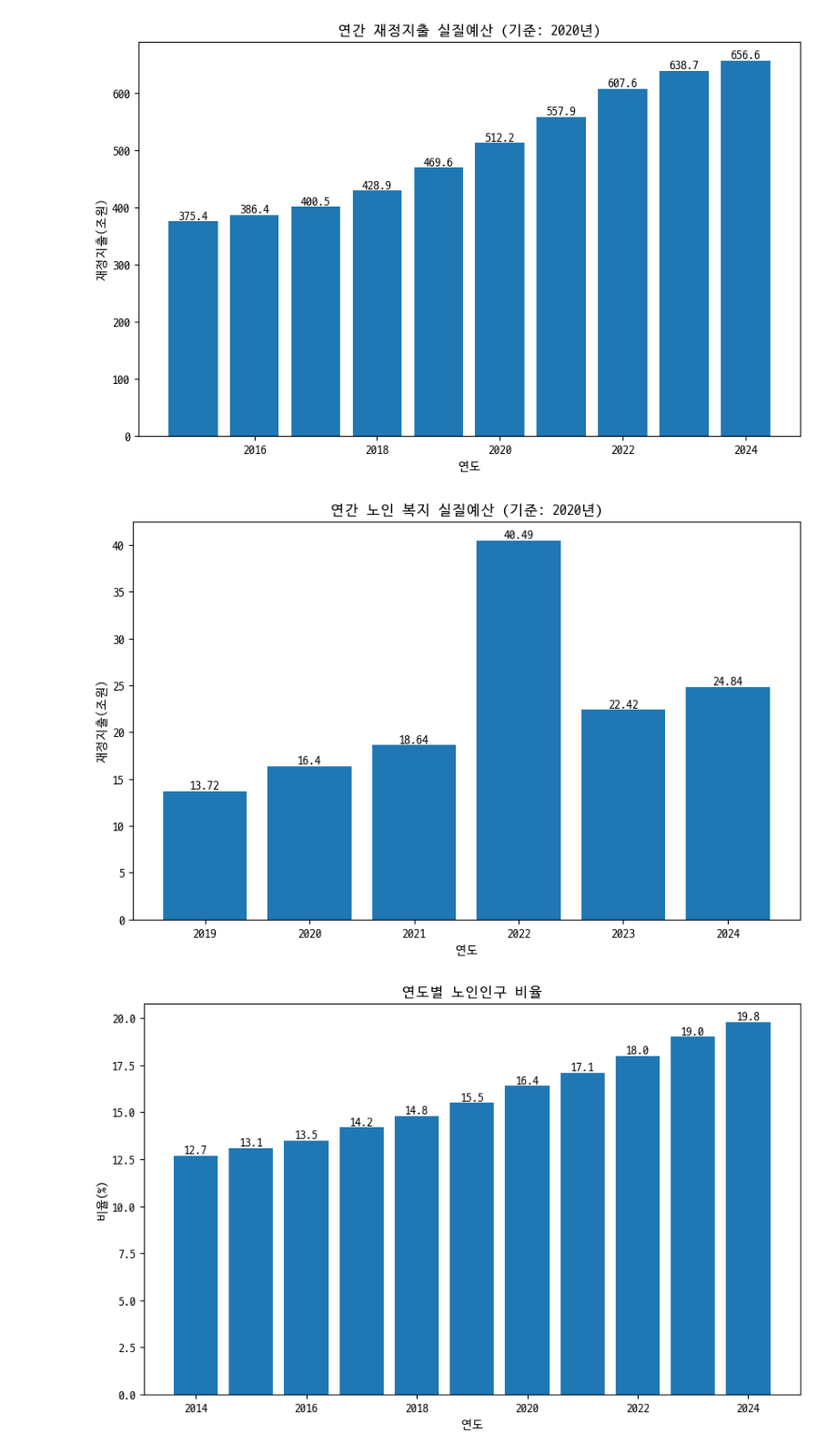
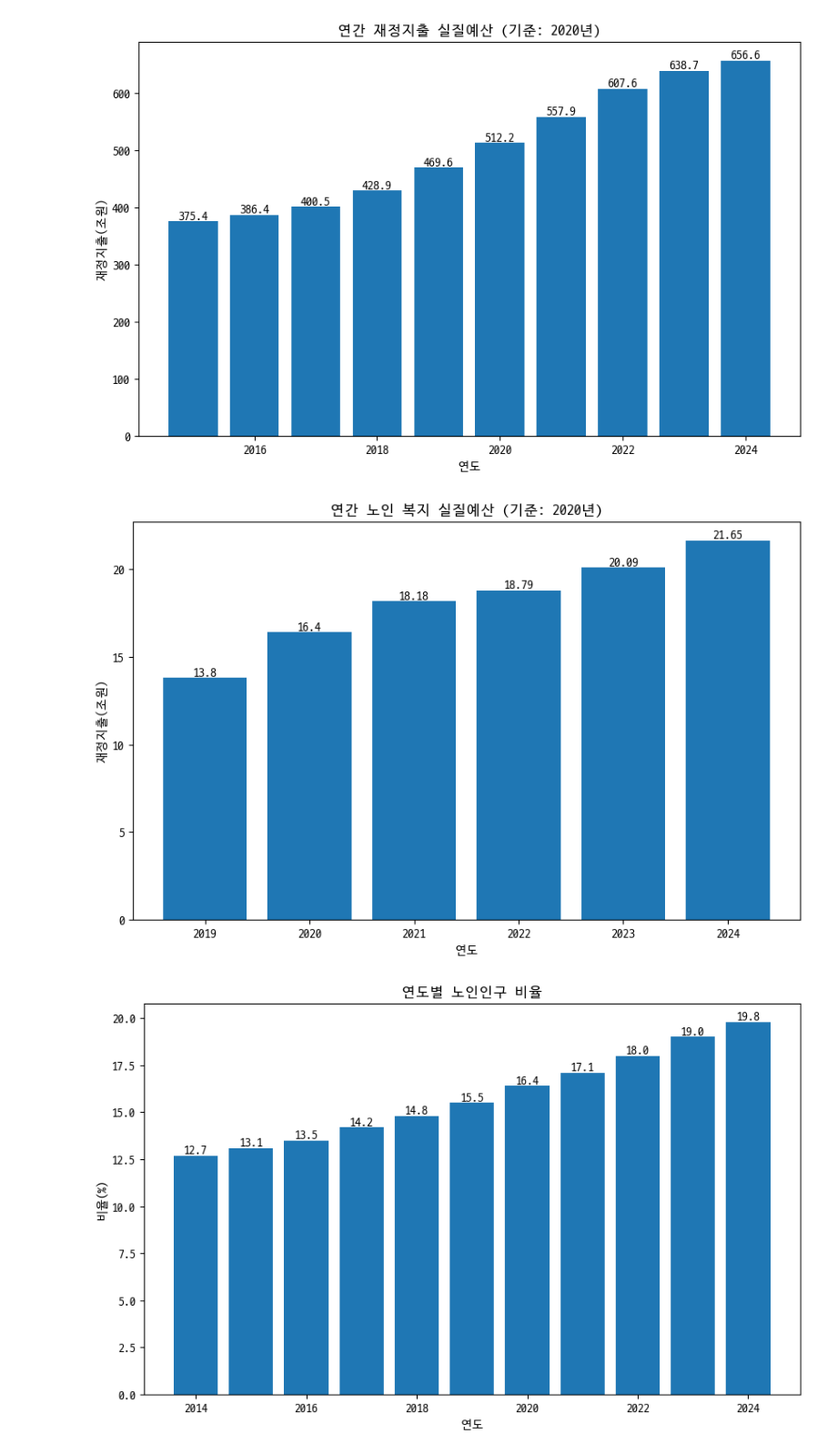
Before and after one commit to dev-zinc/digital_older_class, a Jupyter notebook: simple.ipynb, the cells around one changed output. Shown at 91% size. Saved outputs shown, nothing was run; the diff lists cells and outputs as text; code cells hidden in the pictures.

```diff
--- a/simple.ipynb
+++ b/simple.ipynb
@@ -45,8 +45,11 @@ cpi_data['회계연도'] = cpi_data['회계연도'].astype(int)
 cpi_data["값"] = (cpi_data["값"] / 100).astype(float)
 
 year_data = year_data[year_data['부문명'] == '노인']
-year_data['국회확정금액(조원)'] = year_data['국회확정금액(천원)'].str.replace(',', '').astype(int) / 10_0000_0000
-year_data = year_data.groupby('회계연도')['국회확정금액(조원)'].sum().reset_index()
+year_data['국회확정금액(천원)'] = year_data['국회확정금액(천원)'].str.replace(',', '').astype(float)
+raw_data = year_data.copy()
+
+year_data['국회확정금액(조원)'] = year_data['국회확정금액(천원)'] / 10_0000_0000
+year_data = year_data.drop_duplicates().groupby('회계연도')['국회확정금액(조원)'].sum().reset_index()
 year_data = pd.merge(year_data, cpi_data[['회계연도', '값']], on='회계연도')
 year_data['실질국회확정금액(조원)'] = (year_data['국회확정금액(조원)'] / year_data['값']).astype(float)
 
@@ -68,8 +71,6 @@ def graph(x_set, y_set, title, x_label, y_label):
     for bar in bars:
         yval = bar.get_height()
         plt.text(bar.get_x() + bar.get_width()/2, yval, str(round(yval, 2)), ha='center', va='bottom')
-
-    return bars
 # %%
 years = all_data['회계연도']
 spends = all_data['지출금액(조원)']
@@ -79,11 +80,11 @@ plt.show()
 [figure]
 # %%
 years = year_data['회계연도']
-values = year_data['국회확정금액(조원)']
+values = year_data['실질국회확정금액(조원)']
 graph(years, values, '연간 노인 복지 실질예산 (기준: 2020년)', '연도', '재정지출(조원)')
 plt.show()
 # %% [output]
-[figure, old version]
+[figure, new version]
 # %%
 years = population_data['연도']
 proportions = population_data['비율']
```
Also changed, not shown: parts of 2 cells of this notebook.
